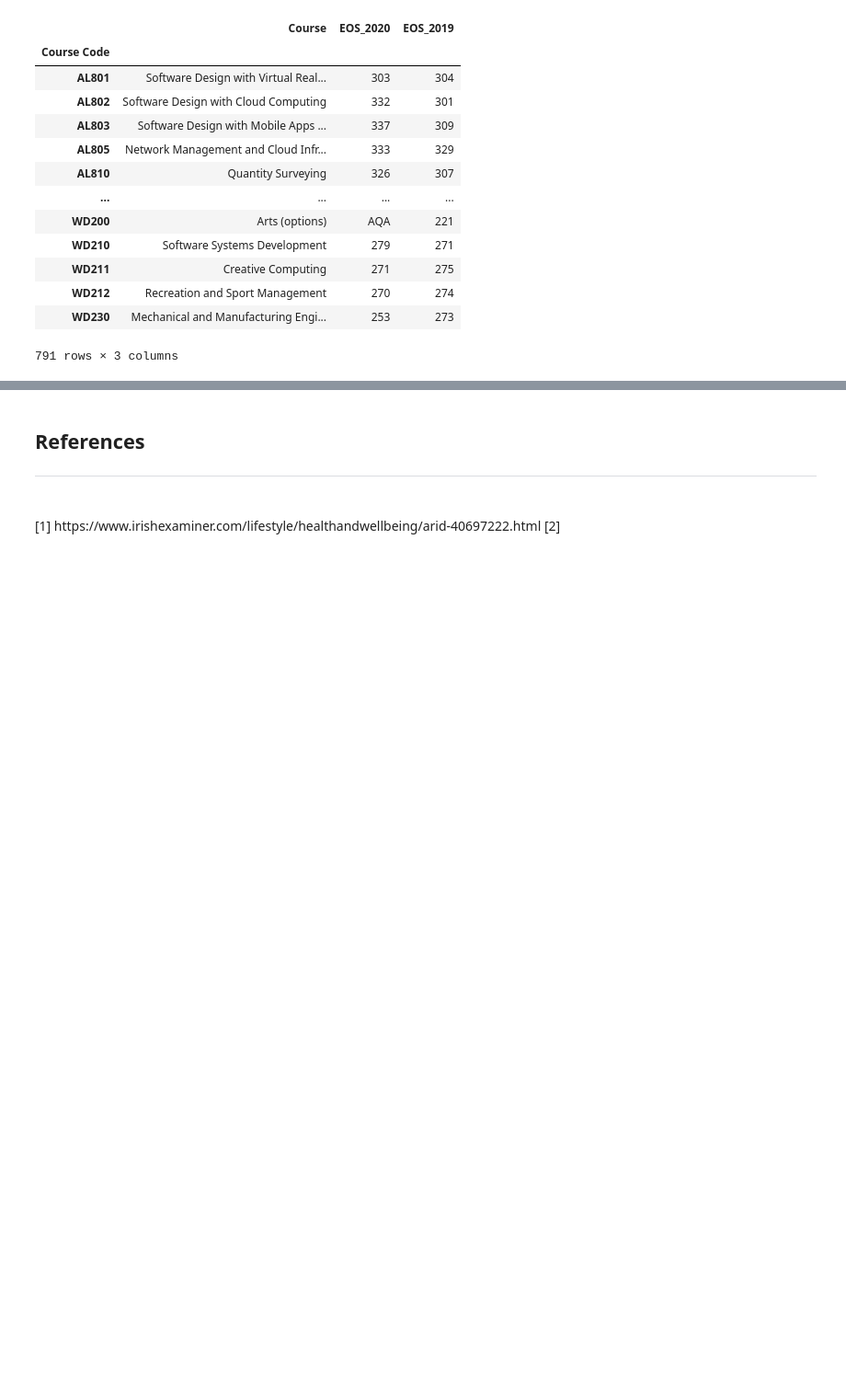
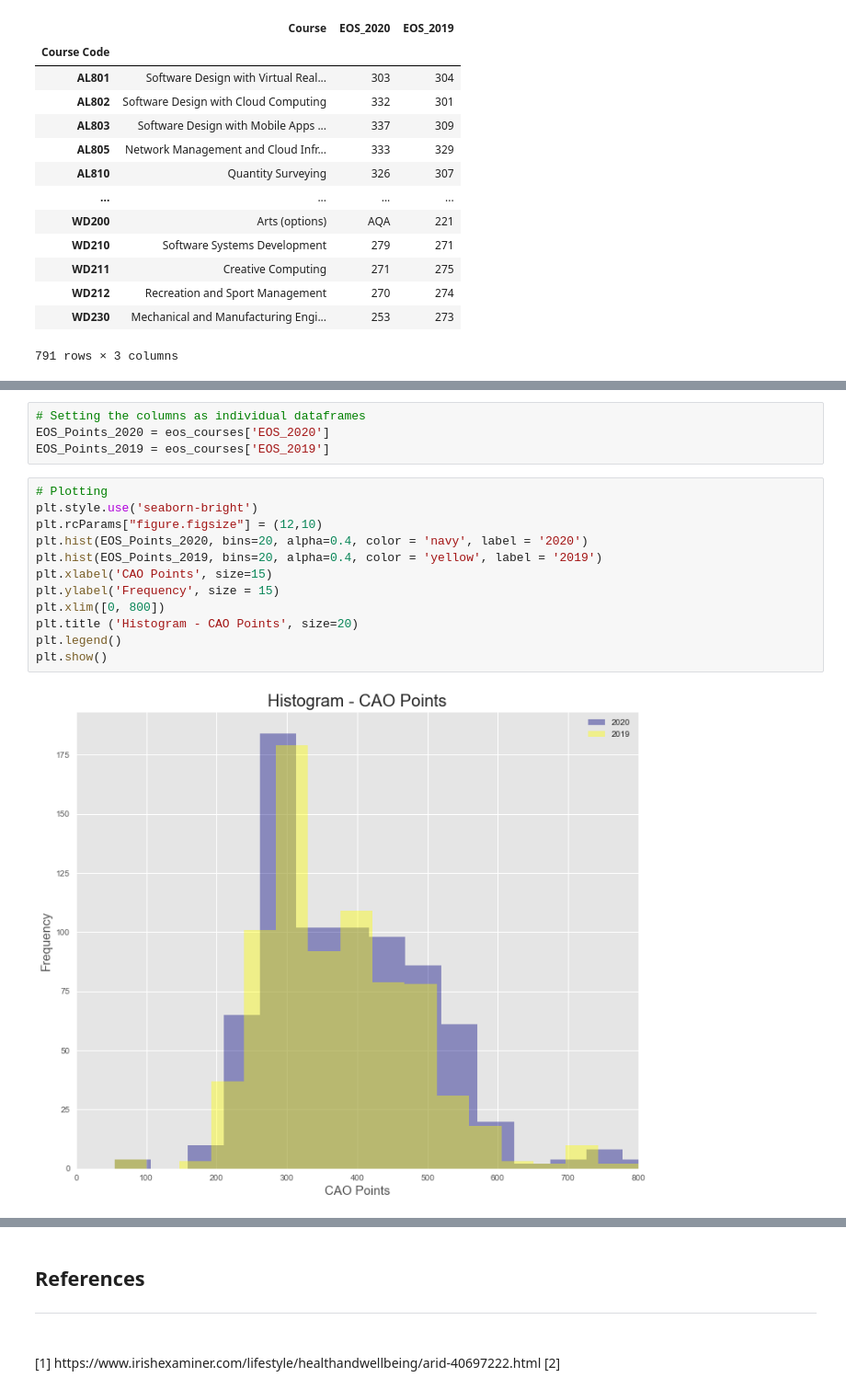
Before and after one commit to G00398275/FODA2021, a Jupyter notebook: cao.ipynb, the cells around one changed output, grey strips where cells are left out. Shown: that part at 92% size. Saved outputs shown, nothing was run; the diff lists cells and outputs as text; blank space fills up the shorter version.

```diff
--- a/cao.ipynb
+++ b/cao.ipynb
@@ -1106,0 +1247,18 @@ eos_courses
+# %%
+# Setting the columns as individual dataframes
+EOS_Points_2020 = eos_courses['EOS_2020']
+EOS_Points_2019 = eos_courses['EOS_2019']
+# %%
+# Plotting
+plt.style.use('seaborn-bright')
+plt.rcParams["figure.figsize"] = (12,10)
+plt.hist(EOS_Points_2020, bins=20, alpha=0.4, color = 'navy', label = '2020')
+plt.hist(EOS_Points_2019, bins=20, alpha=0.4, color = 'yellow', label = '2019')
+plt.xlabel('CAO Points', size=15)
+plt.ylabel('Frequency', size = 15)
+plt.xlim([0, 800])
+plt.title ('Histogram - CAO Points', size=20)
+plt.legend()
+plt.show()
+# %% [output]
+[figure, added]
```
Also changed, not shown: parts of 15 cells of this notebook, 5 other files.
